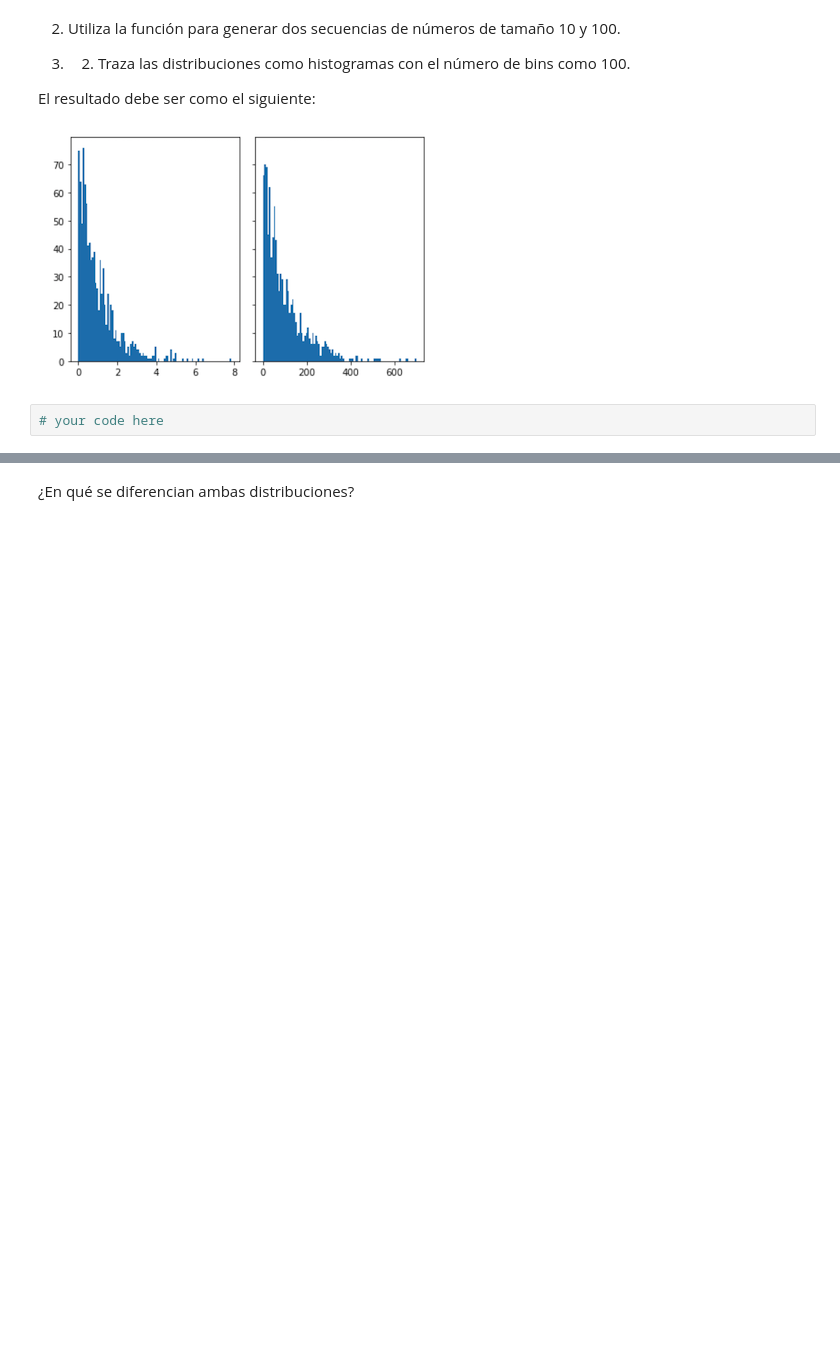
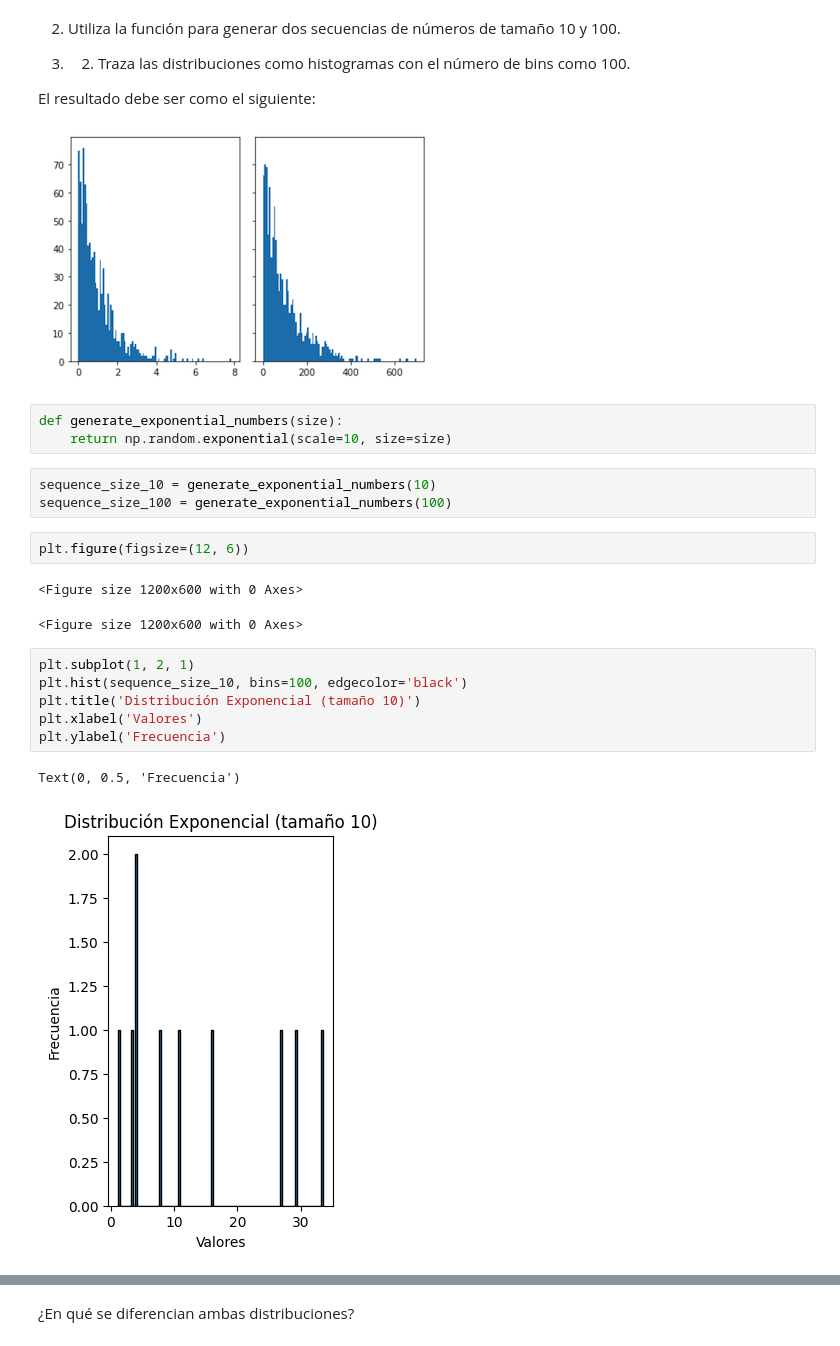
Before and after one commit to ironhack-ds-jcampos/lab-continuous-probability-distributions-es, a Jupyter notebook: your-code/main.ipynb, the cells around one changed output, grey strips where cells are left out. Drawn from its saved outputs; the diff is of its cells as text; blank space fills up the shorter version.

```diff
--- a/your-code/main.ipynb
+++ b/your-code/main.ipynb
@@ -193,5 +193,23 @@ Ninguno de ellos está normalmente ditribuido.
 El resultado debe ser como el siguiente:
 
 ![image.png](attachment:image.png)
-# %%
-# your code here
+# %%
+def generate_exponential_numbers(size):
+    return np.random.exponential(scale=10, size=size)
+# %%
+sequence_size_10 = generate_exponential_numbers(10)
+sequence_size_100 = generate_exponential_numbers(100)
+# %%
+plt.figure(figsize=(12, 6))
+# %% [output]
+<Figure size 1200x600 with 0 Axes>
+<Figure size 1200x600 with 0 Axes>
+# %%
+plt.subplot(1, 2, 1)
+plt.hist(sequence_size_10, bins=100, edgecolor='black')
+plt.title('Distribución Exponencial (tamaño 10)')
+plt.xlabel('Valores')
+plt.ylabel('Frecuencia')
+# %% [output]
+Text(0, 0.5, 'Frecuencia')
+[figure, added]
```
Also changed, not shown: parts of 4 cells of this notebook.
